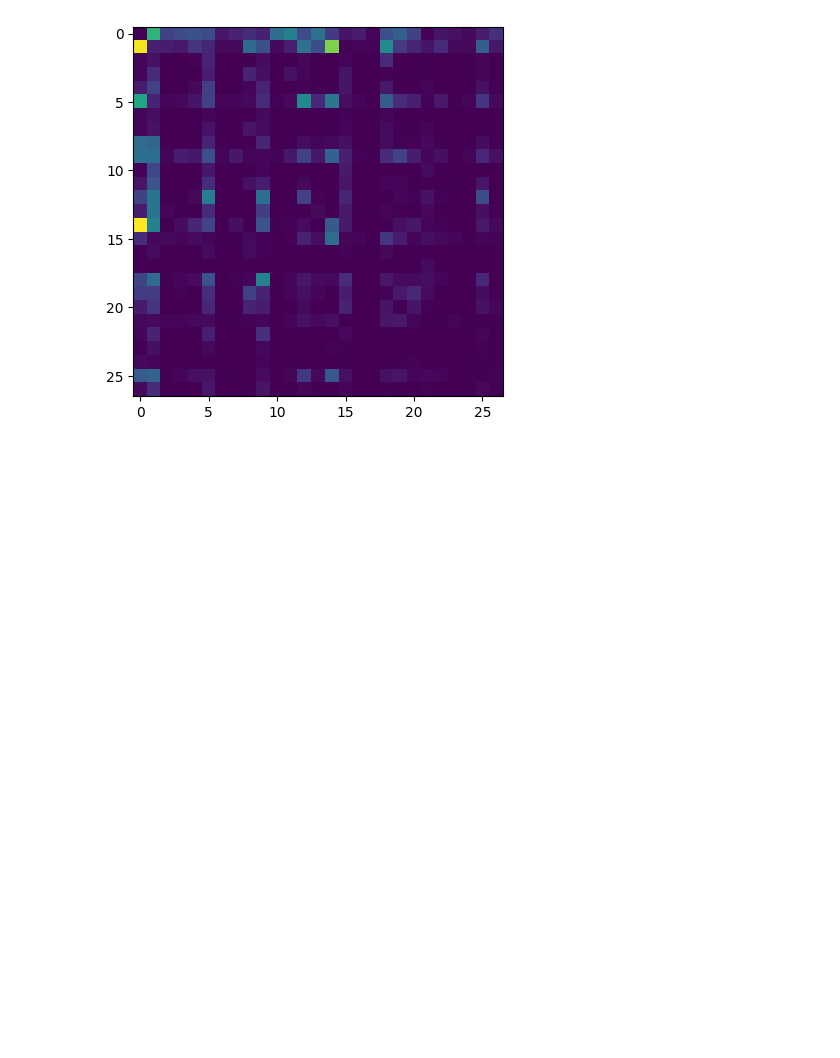
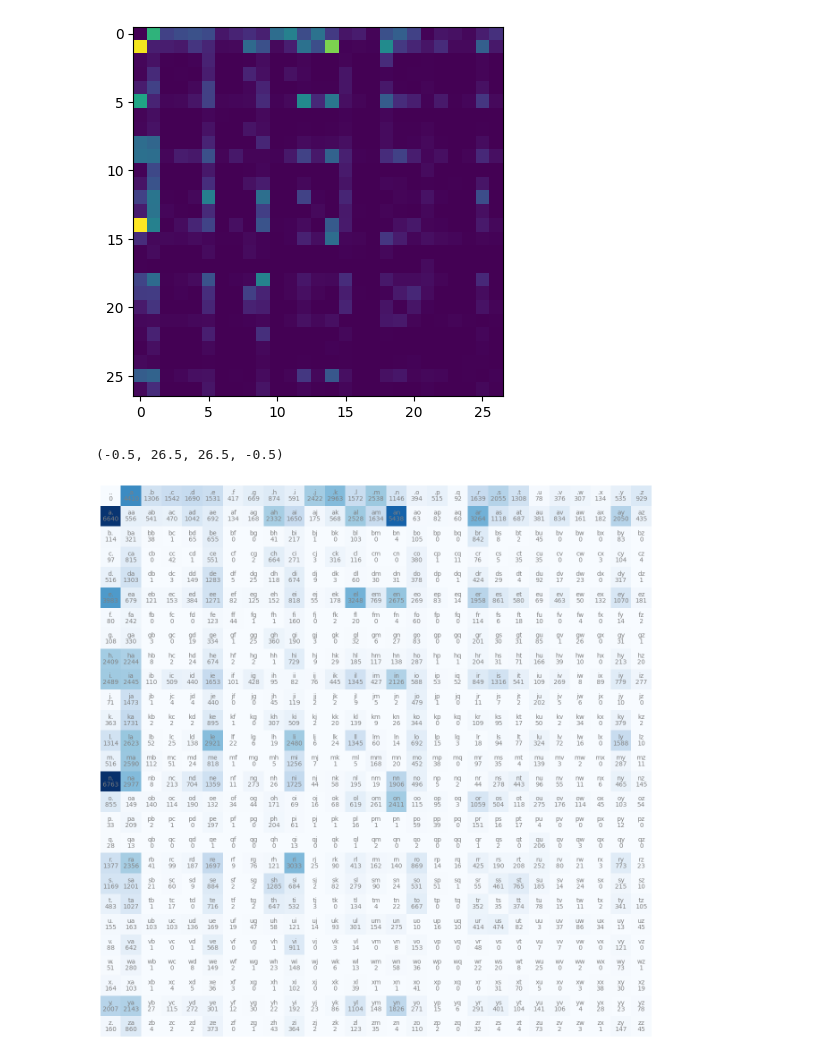
Before and after one commit to robo-monk/makemore, a Jupyter notebook: build_makemore.ipynb, the cells around one changed output. Cells and saved outputs as stored; diff of their text form; code cells hidden in the pictures; blank space fills up the shorter version.

```diff
--- a/build_makemore.ipynb
+++ b/build_makemore.ipynb
@@ -71,6 +73,8 @@ itos
  26: 'z',
  0: '.'}
 # %%
+N = torch.zeros((27, 27), dtype=torch.int32)
+
 for w in words:
   tokens = f".{w}."
   for ch1, ch2 in zip(tokens, tokens[1:]):
@@ -88,7 +92,15 @@ plt.imshow(N)
 # %%
 plt.figure(figsize=(16, 16))
 
 plt.imshow(N, cmap='Blues')
 
-for i in range(N.shape.0):
-  pass
+for i in range(N.shape[0]):
+  for j in range(N.shape[1]):
+    chstr = itos[i] + itos[j]
+    plt.text(j, i, chstr, ha='center', va='bottom', color='gray')
+    plt.text(j, i, N[i, j].item(), ha='center', va='top', color='gray')
+
+plt.axis('off')
+# %% [output]
+(-0.5, 26.5, 26.5, -0.5)
+[figure, added]
```
Also changed, not shown: parts of 1 cell of this notebook.
